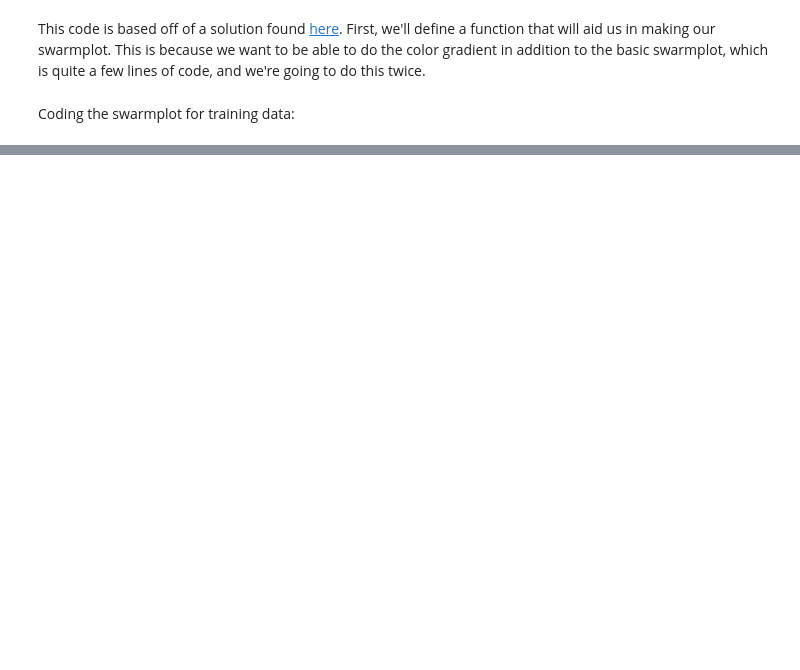
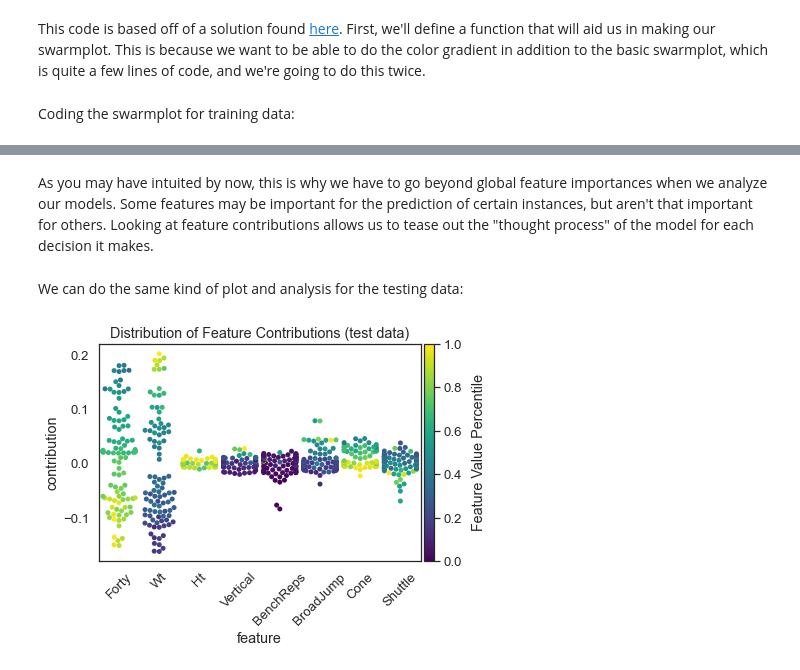
Before and after one commit to serenalotreck/tutorials, a Jupyter notebook: Interpretable_ML/InterpretabilityTutorial_AdaptedVersion.ipynb, the cells around one changed output, grey strips where cells are left out. Cells and saved outputs as stored; diff of their text form; code cells hidden in the pictures; blank space fills up the shorter version.

```diff
--- a/Interpretable_ML/InterpretabilityTutorial_AdaptedVersion.ipynb
+++ b/Interpretable_ML/InterpretabilityTutorial_AdaptedVersion.ipynb
@@ -880,0 +904,19 @@ train_scaled_feat_vals = (train_expl_df.groupby('feature') ##this is sus, I thou
+# %% [markdown]
+As you may have intuited by now, this is why we have to go beyond global feature importances when we analyze our models. Some features may be important for the prediction of certain instances, but aren't that important for others. Looking at feature contributions allows us to tease out the "thought process" of the model for each decision it makes.
+# %% [markdown]
+We can do the same kind of plot and analysis for the testing data:
+# %%
+# scale/normalize the feature values
+test_scaled_feat_vals = (test_expl_df.groupby('feature')
+                                      .value
+                                      .transform(lambda x: x/x.max()))
+# add as a column
+test_expl_df['scaled_feat_vals'] = test_scaled_feat_vals
+
+# make the plot
+plt.title('Distribution of Feature Contributions (test data)')
+swarmplot_with_cbar(cmap, cbar_label,  x='feature', y='contribution',
+                    hue='scaled_feat_vals', palette='viridis', order=features,
+                    data=test_expl_df.loc[test_expl_df.feature!='']);
+# %% [output]
+[figure, added]
```
Also changed, not shown: parts of 27 cells of this notebook, 1 other file.
